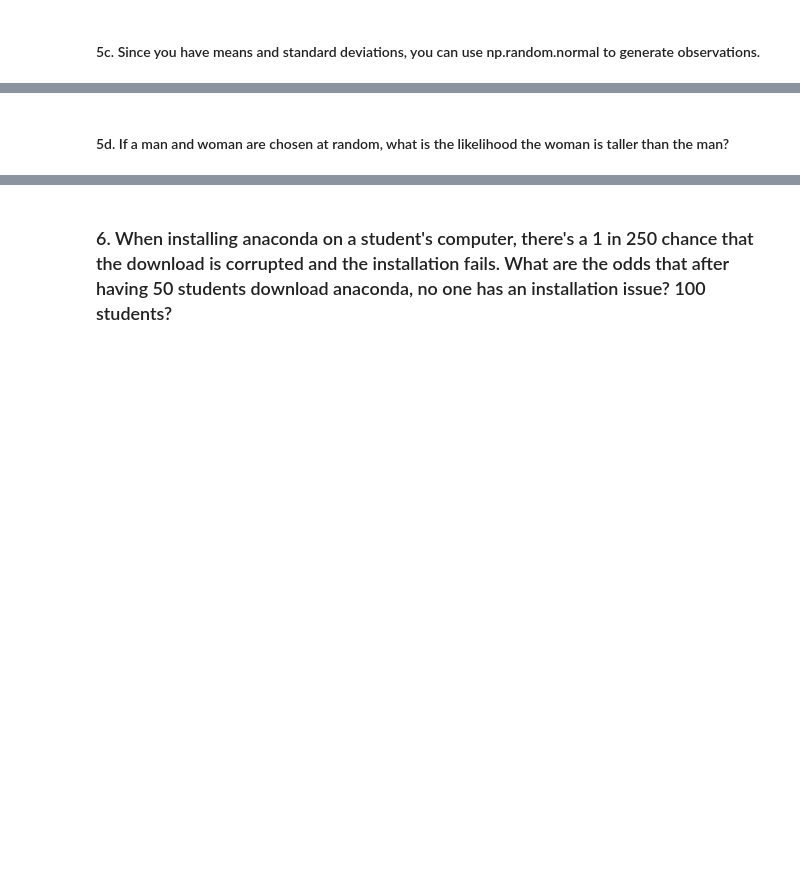
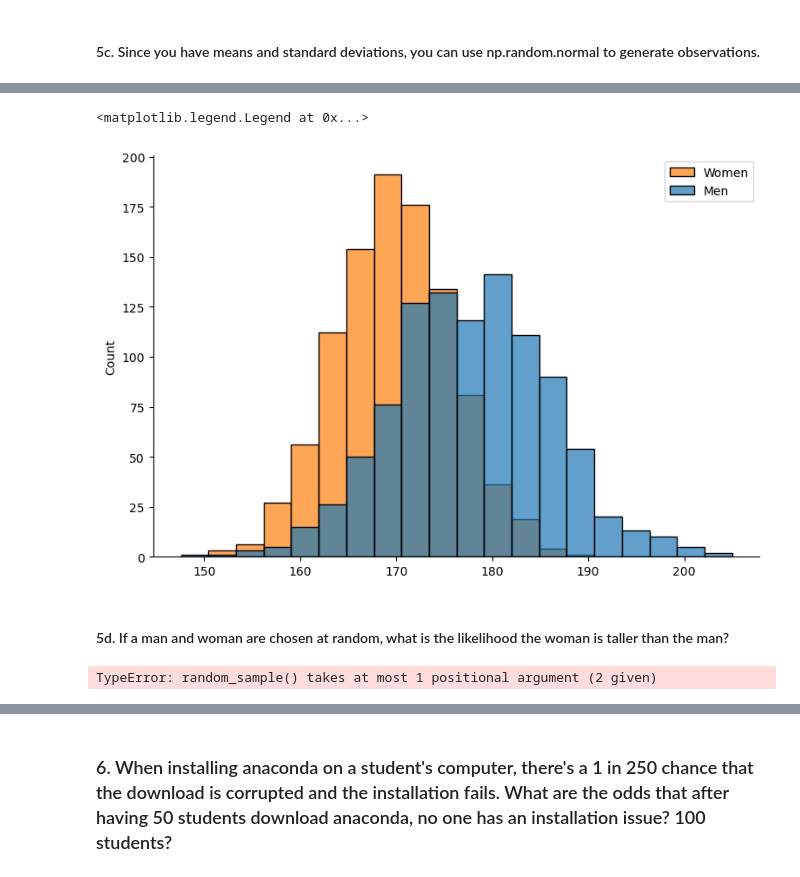
Before and after one commit to carlopdeleon/statistics-exercises, a Jupyter notebook: simulation.ipynb, the cells around one changed output, grey strips where cells are left out. Cells and saved outputs as stored; diff of their text form; code cells hidden in the pictures; blank space fills up the shorter version.

```diff
--- a/simulation.ipynb
+++ b/simulation.ipynb
@@ -254,2 +332,5 @@ P_two_ds
 # %% [markdown]
 #### 5c. Since you have means and standard deviations, you can use np.random.normal to generate observations.
+# %%
+men_dist = np.random.normal(178,8,1000)
+men_dist
@@ -255,0 +355,3 @@ P_two_ds
+# %%
+women_dist = np.random.normal(170,6,1000)
+women_dist
@@ -256,2 +376,17 @@ P_two_ds
+# %%
+sns.histplot([men_dist, women_dist], bins=20, alpha=.7)
+plt.legend(["Women","Men"])
+# %% [output]
+<matplotlib.legend.Legend at 0x...>
+[figure, added]
 # %% [markdown]
 #### 5d. If a man and woman are chosen at random, what is the likelihood the woman is taller than the man?
+# %%
+# Get random selection trial of men and women, with two columns, then see how many times a woman is taller.
+
+mf_trials = 500
+mf_rows = 2
+total_dist = men_dist + women_dist
+mf_selection = np.random.random_sample(total_dist, mf_trials * mf_rows).reshape(mf_trials,mf_rows) #this doesnt work
+# %% [output]
+TypeError: random_sample() takes at most 1 positional argument (2 given)
```
Also changed, not shown: parts of 66 cells of this notebook.
